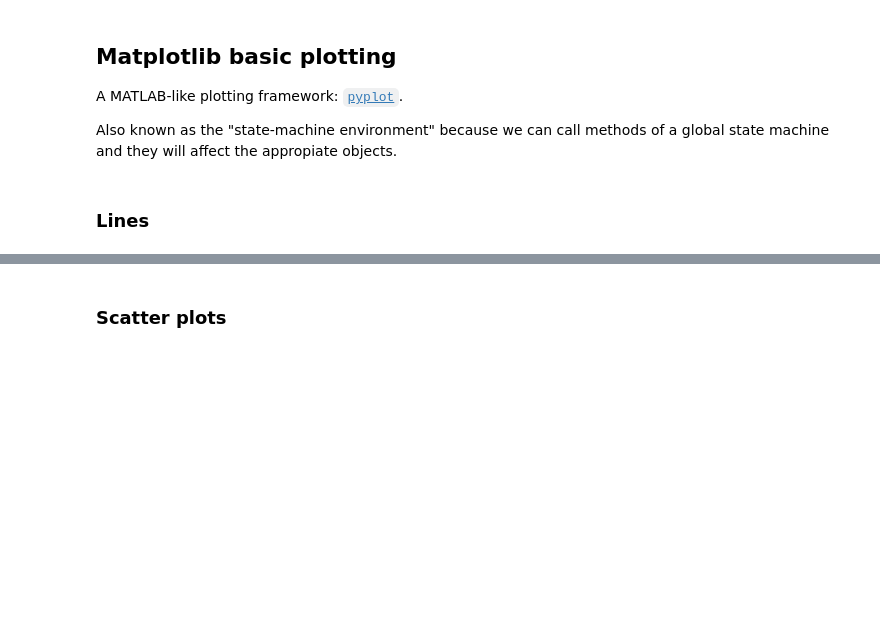
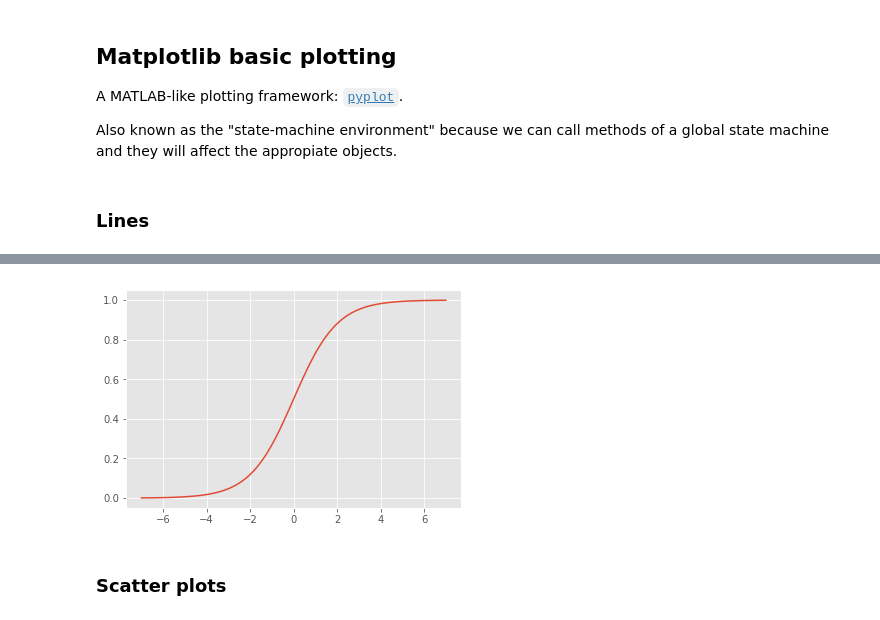
Before and after one commit to nacho328/master-data-science-nacho, a Jupyter notebook: trabajos_jupiter/ejercicio_clase_Phyton/05-visualization_introduction_blank.ipynb, the cells around one changed output, grey strips where cells are left out. Saved outputs shown, nothing was run; the diff lists cells and outputs as text; code cells hidden in the pictures; blank space fills up the shorter version.

```diff
--- a/trabajos_jupiter/ejercicio_clase_Phyton/05-visualization_introduction_blank.ipynb
+++ b/trabajos_jupiter/ejercicio_clase_Phyton/05-visualization_introduction_blank.ipynb
@@ -30,2 +46,11 @@ Between -7 and 7
+# %%
+X = np.linspace(-7, 7, 100)
+
+Y = np.e ** X / (1 + np.e ** X)
+
+plt.plot(X,Y)
+plt.show()
+# %% [output]
+[figure, added]
 # %% [markdown]
 ### Scatter plots
```
Also changed, not shown: parts of 21 cells of this notebook, 27 other files.
